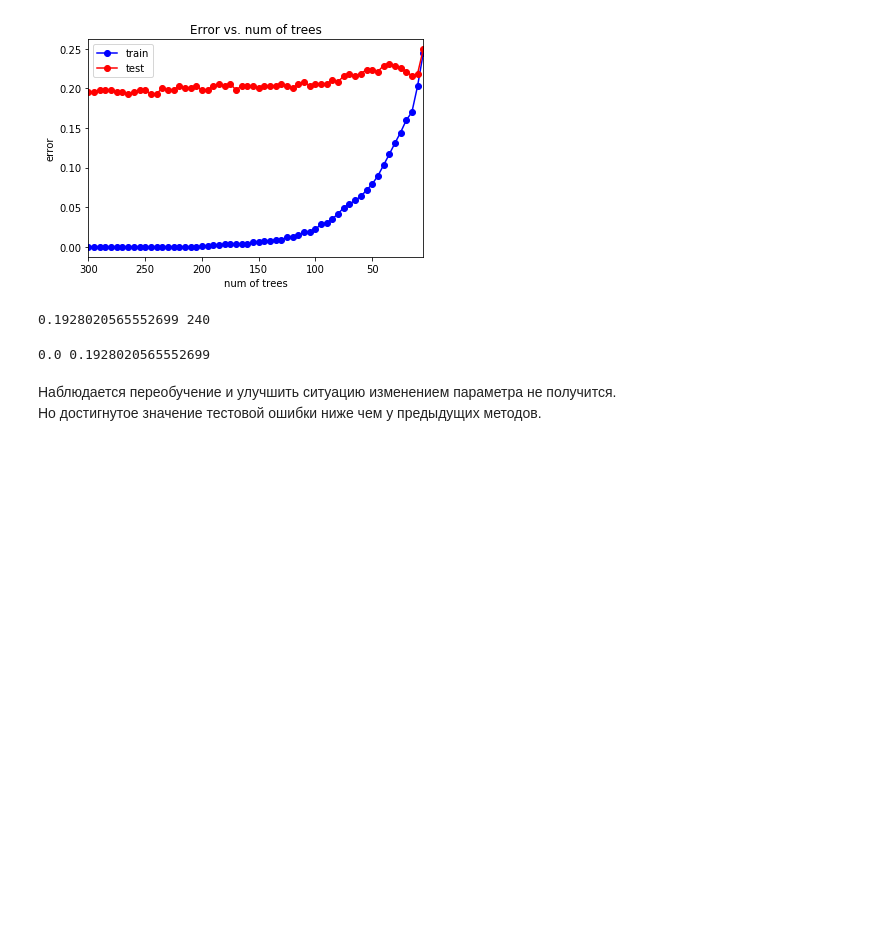
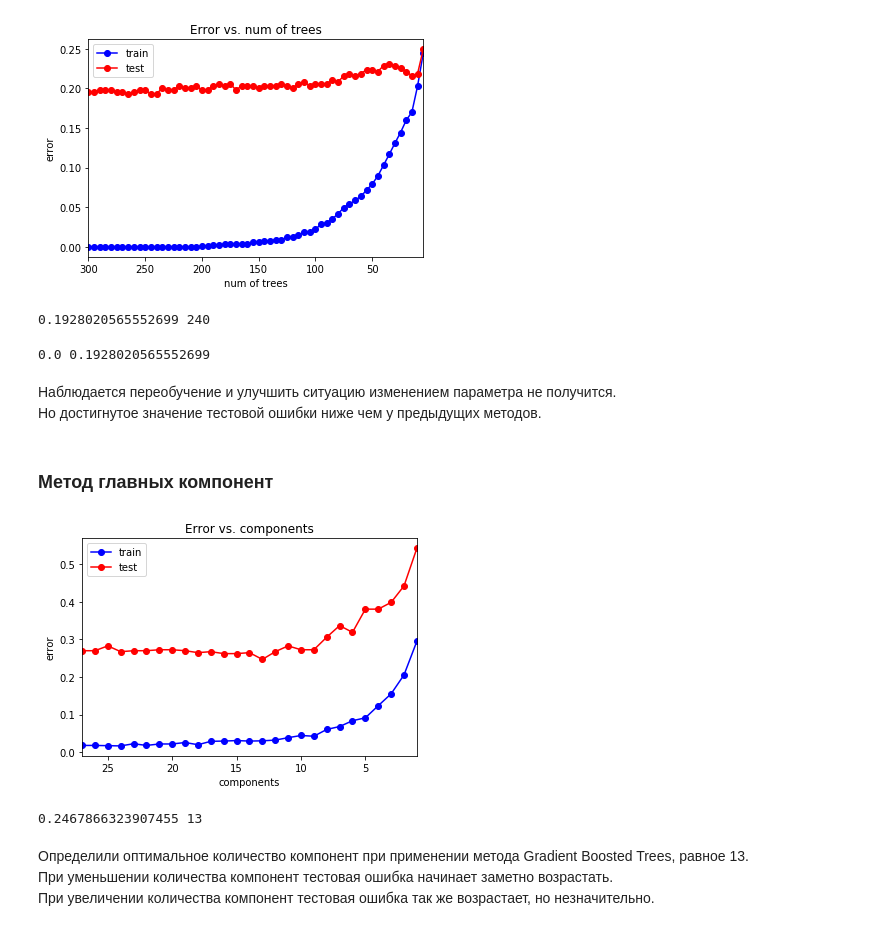
Before and after one commit to Pletnev-N/MachineLearningLabs, a Jupyter notebook: steel_plates.ipynb, the cells around one changed output. Drawn from its saved outputs; the diff is of its cells as text; code cells hidden in the pictures; blank space fills up the shorter version.

```diff
--- a/steel_plates.ipynb
+++ b/steel_plates.ipynb
@@ -603,3 +603,44 @@ print(err_train, err_test)
 # %% [markdown]
 Наблюдается переобучение и улучшить ситуацию изменением параметра не получится.
 Но достигнутое значение тестовой ошибки ниже чем у предыдущих методов.
+# %% [markdown]
+### Метод главных компонент
+# %%
+from sklearn import ensemble
+from sklearn import decomposition
+
+comp_arr = np.arange(1, 28, 1)
+test_err = []
+train_err = []
+for comp in comp_arr:
+    pca = decomposition.PCA(n_components = comp)
+    X_train_reduced = pca.fit_transform(X_train)
+    X_test_reduced = pca.transform(X_test)
+
+    gbt = ensemble.GradientBoostingClassifier(n_estimators = 100)
+    gbt.fit(X_train_reduced, y_train)
+
+    train_err.append(np.mean(y_train != gbt.predict(X_train_reduced)))
+    test_err.append(np.mean(y_test != gbt.predict(X_test_reduced)))
+
+plt.plot(comp_arr, train_err, 'b-o', label = 'train')
+plt.plot(comp_arr, test_err, 'r-o', label = 'test')
+plt.xlim([np.max(comp_arr), np.min(comp_arr)])
+plt.title('Error vs. components')
+plt.xlabel('components')
+plt.ylabel('error')
+plt.legend()
+pass
+# %% [output]
+[figure, added]
+# %%
+min_test_err = np.min(test_err)
+comp_opt = comp_arr[test_err == min_test_err]
+comp_opt = comp_opt[0]
+print(min_test_err, comp_opt)
+# %% [output]
+0.2467866323907455 13
+# %% [markdown]
+Определили оптимальное количество компонент при применении метода Gradient Boosted Trees, равное 13.
+При уменьшении количества компонент тестовая ошибка начинает заметно возрастать.
+При увеличении количества компонент тестовая ошибка так же возрастает, но незначительно.
```
